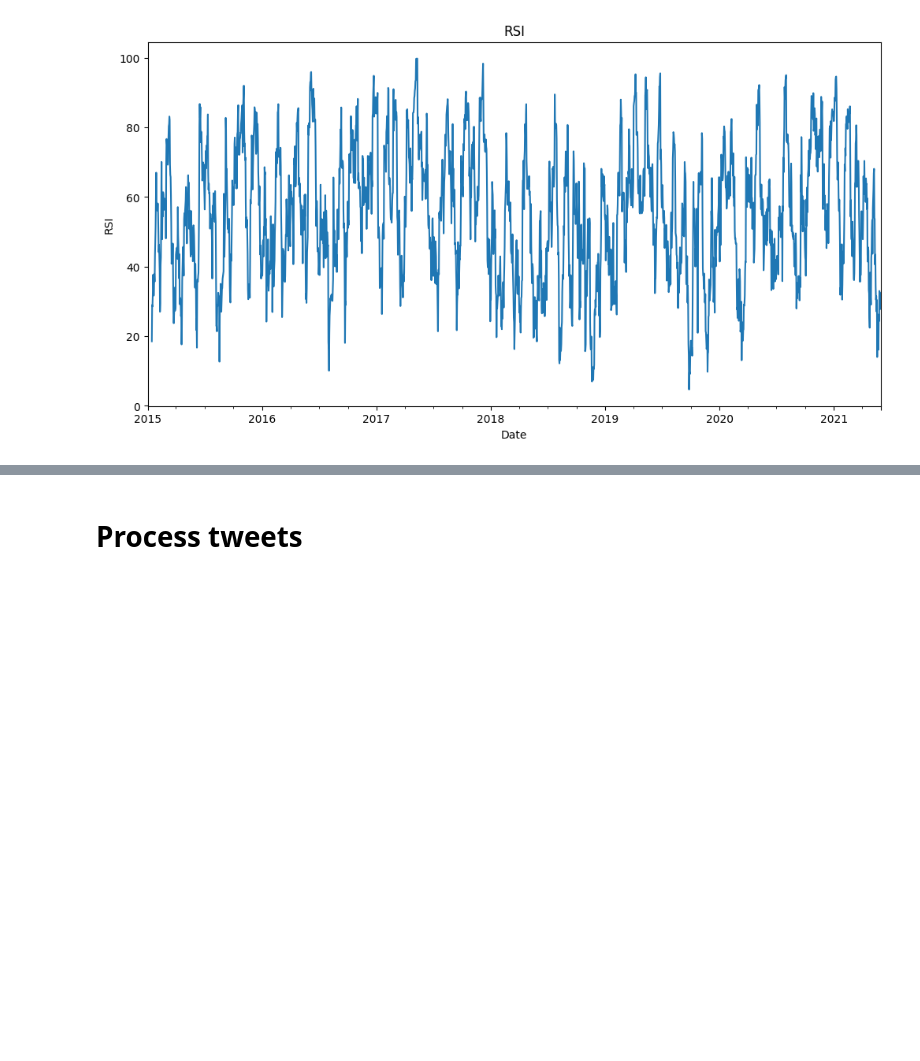
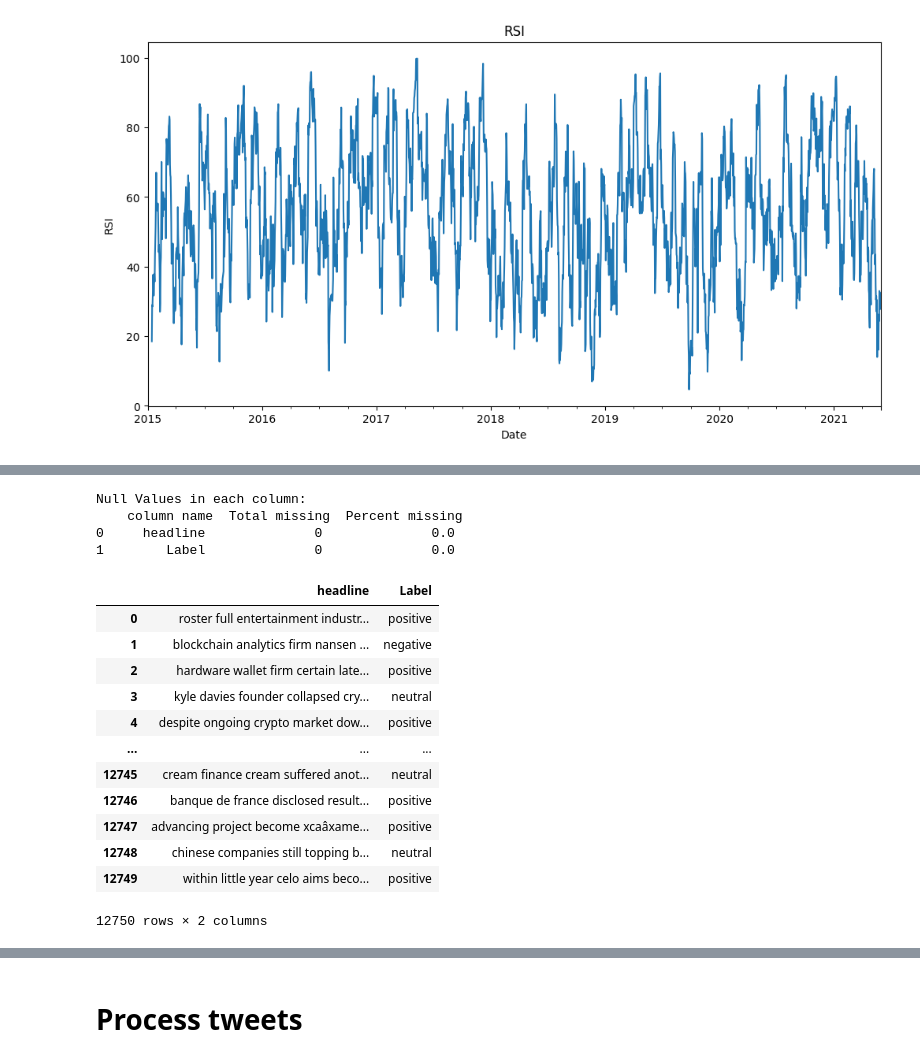
Before and after one commit to kaysho/MSc-Thesis, a Jupyter notebook: Multi_Modal_Model.ipynb, the cells around one changed output, grey strips where cells are left out. Drawn from its saved outputs; the diff is of its cells as text; code cells hidden in the pictures; blank space fills up the shorter version.

```diff
--- a/Multi_Modal_Model.ipynb
+++ b/Multi_Modal_Model.ipynb
@@ -242,0 +514,3 @@ plt.show()
+# %%
+df=pd.read_csv('cryptonews.csv')
+df.head()
@@ -242,0 +540,18 @@ plt.show()
+# %%
+#Null values
+
+null= df.isnull().sum().sort_values(ascending=False)
+total =df.shape[0]
+percent_missing= (df.isnull().sum()/total).sort_values(ascending=False)
+
+missing_data= pd.concat([null, percent_missing], axis=1, keys=['Total missing', 'Percent missing'])
+
+missing_data.reset_index(inplace=True)
+missing_data= missing_data.rename(columns= { "index": " column name"})
+
+print ("Null Values in each column:\n", missing_data)
+# %% [output]
+Null Values in each column:
+    column name  Total missing  Percent missing
+0     headline              0              0.0
+1        Label              0              0.0
@@ -242,0 +579,14 @@ plt.show()
+# %%
+
+# Lower casing
+def lower(text):
+    low_text= text.lower()
+    return low_text
+df['headline']=df['headline'].apply(lambda x:lower(x))
+
+
+# Number removal
+def remove_num(text):
+    remove= re.sub(r'\d+', '', text)
+    return remove
+df['headline']=df['headline'].apply(lambda x:remove_num(x))
@@ -242,0 +611,42 @@ plt.show()
+# %%
+#Remove mentions and hashtags
+def remove_mention(x):
+    text=re.sub(r'@\w+','',x)
+    return text
+df['headline']=df['headline'].apply(lambda x:remove_mention(x))
+def remove_hash(x):
+    text=re.sub(r'#\w+','',x)
+    return text
+df['headline']=df['headline'].apply(lambda x:remove_hash(x))
+# %%
+
+#Remove extra white space left while removing stuff
+def remove_space(text):
+    space_remove = re.sub(r"\s+"," ",text).strip()
+    return space_remove
+def stemming(text):
+    ps = PorterStemmer()
+
+    return" ".join([ps.stem(word) for word in str(text).split()])
+
+def lemmatizing(text):
+    wordnet_lemmatizer = WordNetLemmatizer()
+
+    return" ".join([wordnet_lemmatizer.lemmatize(word) for word in str(text).split()])
+df['headline']=df['headline'].apply(lambda x:remove_space(x))
+# %%
+df
+# %% [output]
+|  | headline | Label |
+| 0 | roster full entertainment industr... | positive |
+| 1 | blockchain analytics firm nansen ... | negative |
+| 2 | hardware wallet firm certain late... | positive |
+| 3 | kyle davies founder collapsed cry... | neutral |
+| 4 | despite ongoing crypto market dow... | positive |
+| ... | ... | ... |
+| 12745 | cream finance cream suffered anot... | neutral |
+| 12746 | banque de france disclosed result... | positive |
+| 12747 | advancing project become xcaâxame... | positive |
+| 12748 | chinese companies still topping b... | neutral |
+| 12749 | within little year celo aims beco... | positive |
+12750 rows × 2 columns
```
Also changed, not shown: parts of 58 cells of this notebook, 1 other file.
